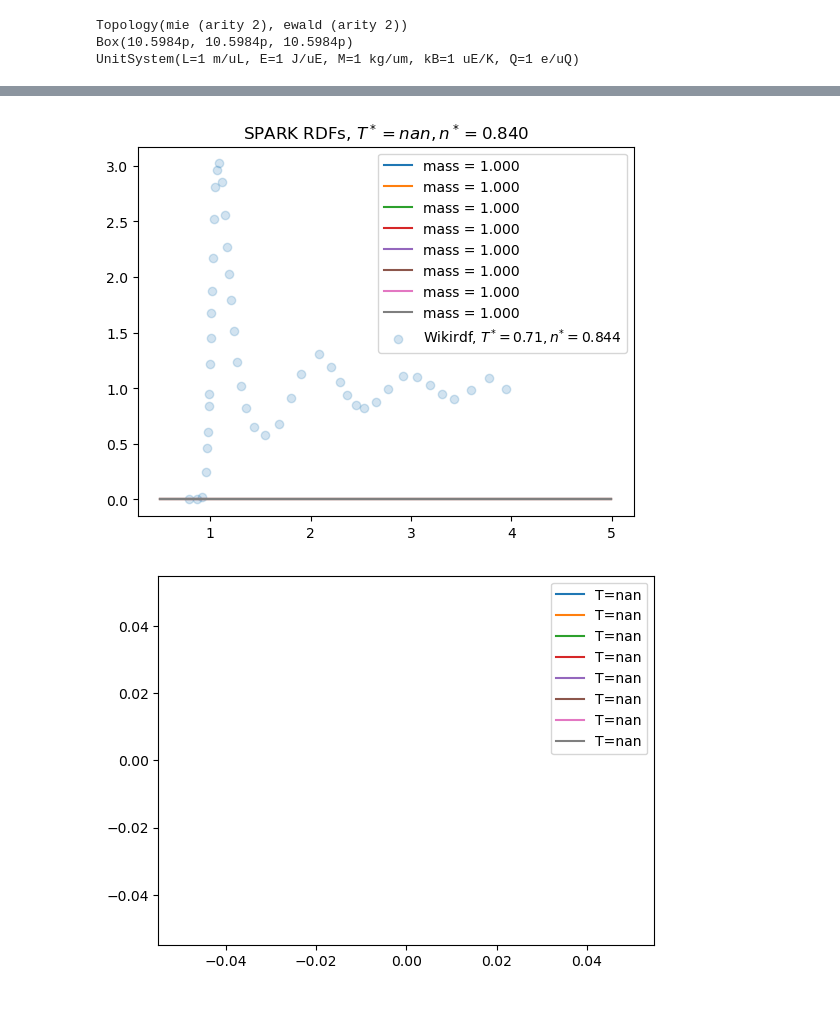
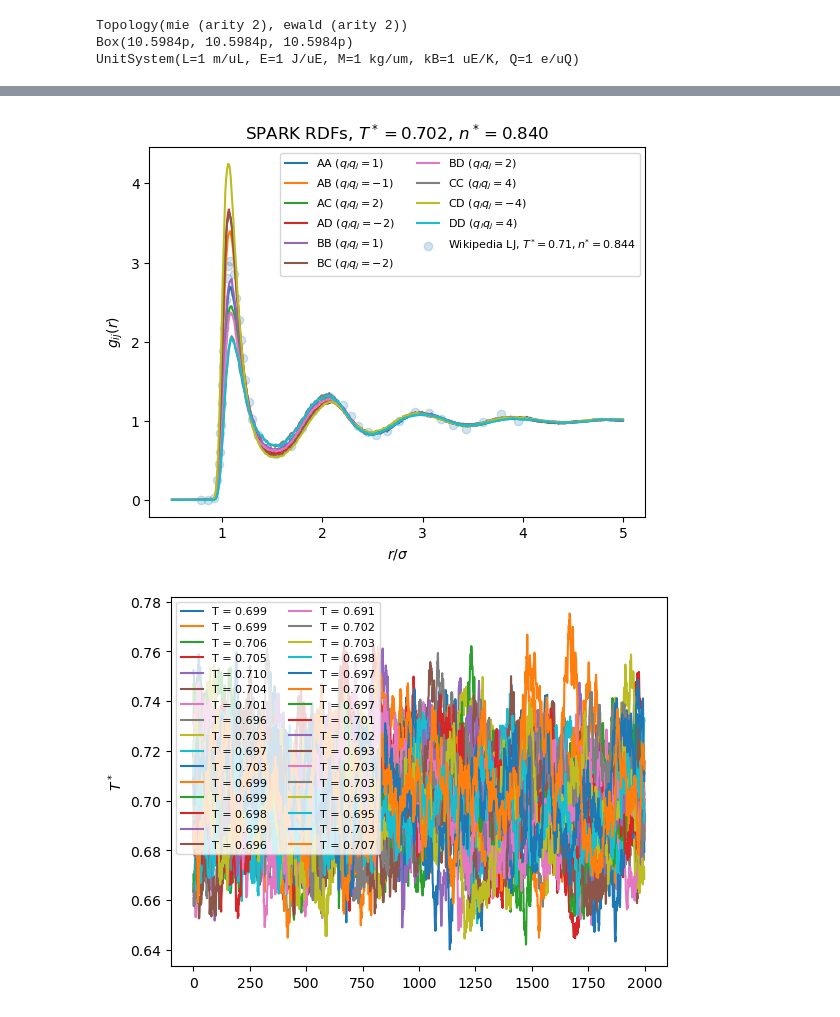
Before and after one commit to WinstonWinstonWinston/SPARK, a Jupyter notebook: examples/EwaldMoltenSalt/MoltenSalt.ipynb, the cells around one changed output, grey strips where cells are left out. Drawn from its saved outputs; the diff is of its cells as text; code cells hidden in the pictures.

```diff
--- a/examples/EwaldMoltenSalt/MoltenSalt.ipynb
+++ b/examples/EwaldMoltenSalt/MoltenSalt.ipynb
@@ -57,7 +59,7 @@ print(b)
 u = units.UnitSystem()
 print(u)
 
-B = 64
+B = 32
 pos = make_sc_lattice(a=1.05, nx=NL, ny=NL, nz=NL, batch=B)
 N = len(pos[0])
 
@@ -65,10 +67,16 @@ pos = pos - pos.mean(dim=1, keepdim=True) + torch.tensor([[b.Lx, b.Ly, b.Lz]], d
 mom = 0.59*torch.randn(B,N,3,device=device)
 mass = torch.ones(N,device=device)
 
-charge = torch.ones(N,device=device)*8
-charge[int(N/2):] *= -2
+charge = torch.ones(N,device=device)
+charge[:int(N/4)] *= 2
+charge[int(N/2):] *= -1
+charge[-int(N/4):] *= 2
 idx = torch.randperm(charge.shape[0])
 charge = charge[idx].view(charge.size())
+A_idx = torch.where(charge == -1)[0]
+B_idx = torch.where(charge == 1)[0]
+C_idx = torch.where(charge == -2)[0]
+D_idx = torch.where(charge == 2)[0]
 charge = charge.unsqueeze(dim=0).expand(B,N)
 
 node_features = {
@@ -86,8 +94,8 @@ energy_dict = {"mie":mie, "ewald":ewald}
 S = sys.System(pos, mom, mass, top, b, energy_dict, u, node_features)
 S.compile_force_fn()
 print(S)
-
-integrator = NVE(0.01)
+dt = 0.005
+integrator = NVT(0.0005,1/(10*dt),0.7)
 print(integrator)
 
 print(f"Density {(len(pos[0])/b.volume).item()}")
@@ -125,18 +206,27 @@ with torch.no_grad():
 # %%
-wikirdf = np.loadtxt("../LennardJonesFluid/wikipedia_rdf.csv",delimiter=",")
-plt.title(f"SPARK RDFs, $ T^*={(temperature.mean().item()):.3f},n^*={((len(pos[0])/b.volume).item()):.3f}$")
-for j in range(B):
-    if j % 8 == 0:
-        plt.plot(rdf.bin_centers,rdfs[:,j].mean(dim=0).detach().cpu(),label=f"mass = {mass[j,0].item():.3f}")
-plt.scatter(wikirdf.T[0],wikirdf.T[1],alpha=0.2,label=r'Wikirdf, ${ T^{*}=0.71,n^{*}=0.844}$')
-plt.legend()
+wikirdf = np.loadtxt("../LennardJonesFluid/wikipedia_rdf.csv", delimiter=",")
+
+plt.title(
+    fr"SPARK RDFs, $T^*={temperature.mean():.3f},\,n^*={len(pos[0])/b.volume:.3f}$"
+)
+
+for pidx, (t1, t2) in enumerate(pairs):
+    qq = charge_dict[t1] * charge_dict[t2]
+    g_r = rdfs[pidx].mean(dim=(0, 1)).cpu()         # avg over time & replicas
+    plt.plot(rdf.bin_centers, g_r, label=f"{t1}{t2} ($q_iq_j={qq}$)")
+
+plt.scatter(*wikirdf.T, alpha=0.2,
+            label=r"Wikipedia LJ, $T^{*}=0.71,n^{*}=0.844$")
+plt.legend(fontsize=8, ncols=2)
+plt.xlabel(r"$r/\sigma$")
+plt.ylabel(r"$g_{ij}(r)$")
 plt.show()
 
-for j in range(B):
-    if j % 8 == 0:
-        plt.plot(temperature[:,j].detach().cpu(),label=f"T={temperature[:,j].mean().item()}")
-plt.legend()
+for j in range(0, B, 1):
+    plt.plot(temperature[eql_time:, j].cpu(), label=f"T = {temperature[eql_time:, j].mean():.3f}")
+plt.legend(ncol=2, fontsize=8)
+plt.ylabel(r"$T^*$")
 plt.show()
 # %% [output]
-[figure, old version]
+[figure, new version]
-[figure, old version]
+[figure, new version]
```
Also changed, not shown: parts of 6 cells of this notebook, 2 other files.
